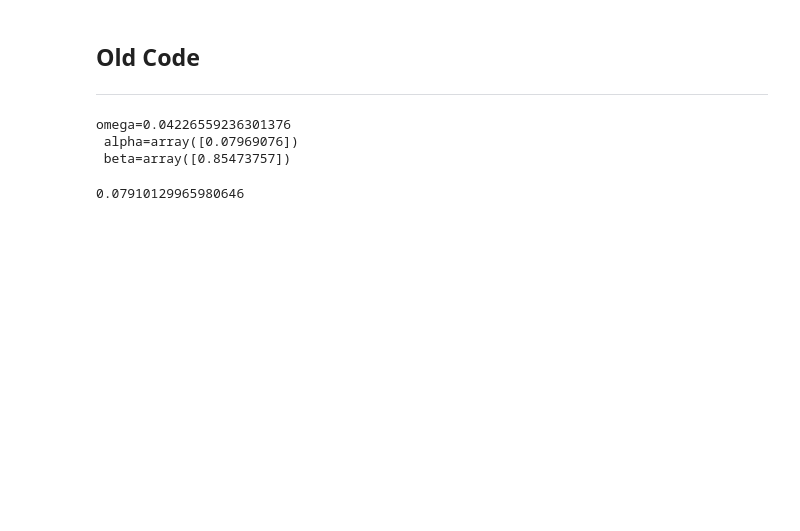
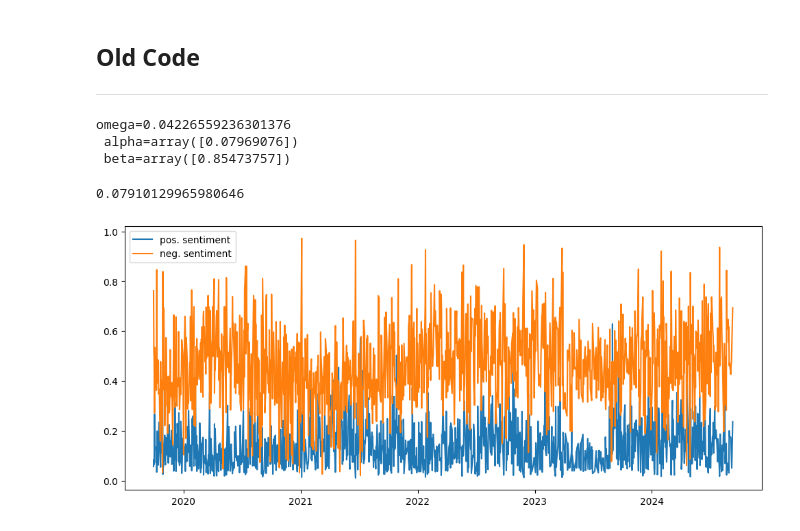
Before and after one commit to hwh1771/sentiment-analysis-volatility-forecasting, a Jupyter notebook: notebooks/garch_exogenous.ipynb, the cells around one changed output. Cells and saved outputs as stored; diff of their text form; code cells hidden in the pictures; blank space fills up the shorter version.

```diff
--- a/notebooks/garch_exogenous.ipynb
+++ b/notebooks/garch_exogenous.ipynb
@@ -538,3 +381,13 @@ omega=0.04226559236301376
 garch_baseline
 # %% [output]
 0.07910129965980646
+# %%
+fig, axs = plt.subplots(figsize=(12,5))
+
+plt.plot(data_with_sentiment['mean_pos_sentiment'], label='pos. sentiment')
+plt.plot(data_with_sentiment['mean_neg_sentiment'], label='neg. sentiment')
+
+plt.legend()
+plt.show()
+# %% [output]
+[figure, added]
```
Also changed, not shown: parts of 22 cells of this notebook, 2 other files.
